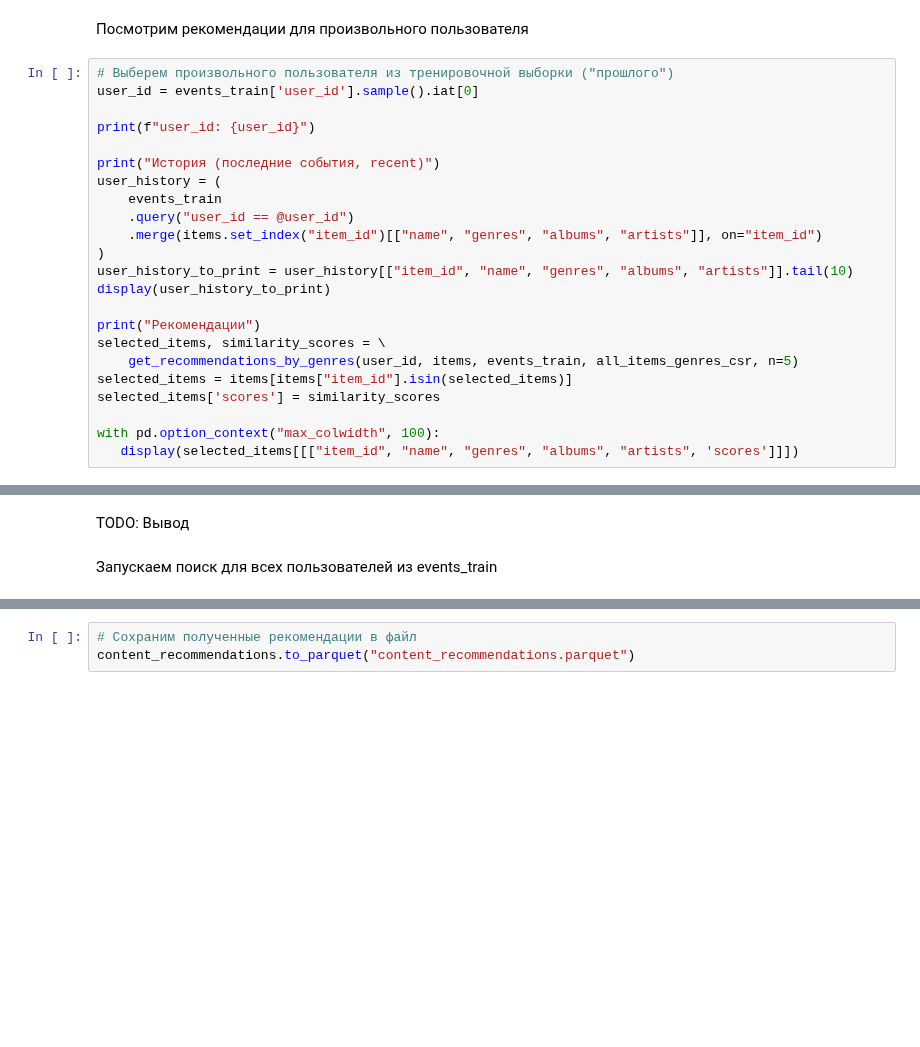
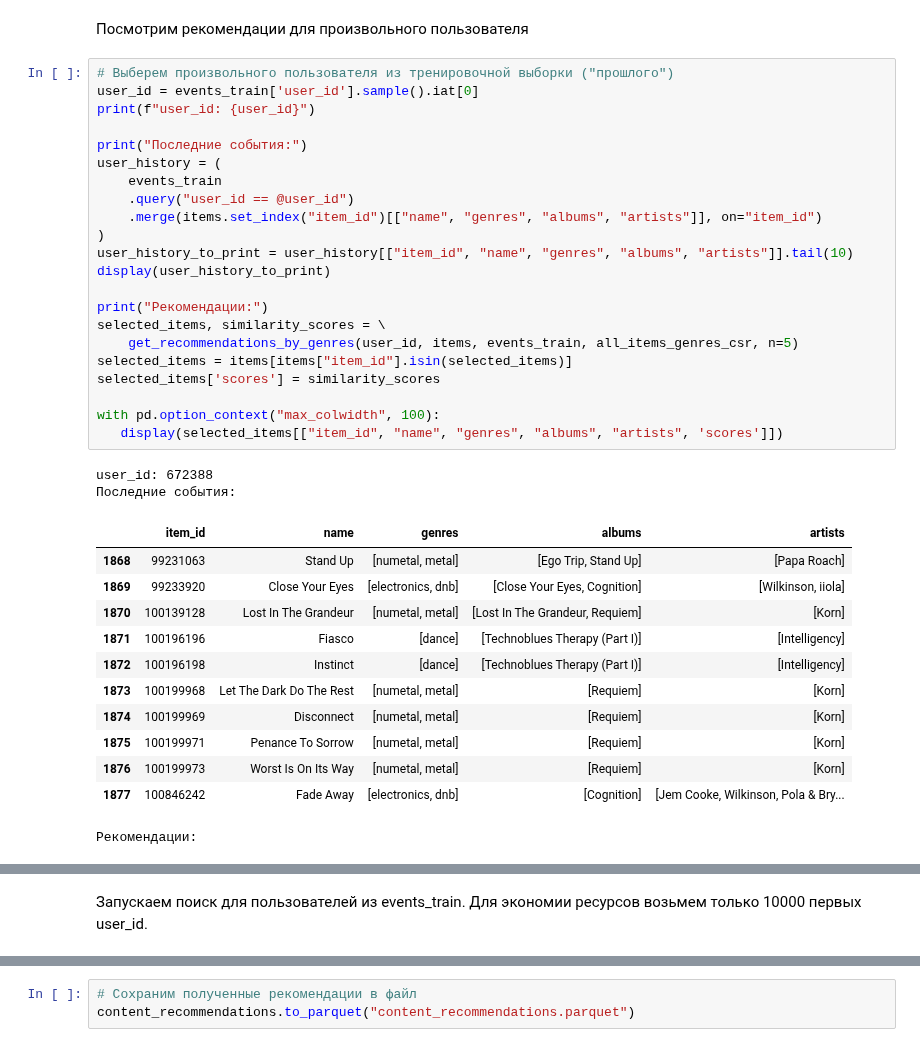
Before and after one commit to ibnkir/music-recsys-project, a Jupyter notebook: part_2_recs.ipynb, the cells around one changed output, grey strips where cells are left out. Cells and saved outputs as stored; diff of their text form; blank space fills up the shorter version.

```diff
--- a/part_2_recs.ipynb
+++ b/part_2_recs.ipynb
@@ -452,23 +497,37 @@ def get_recommendations_by_genres(user_id, items, events, all_items_genres_csr,
 # %%
 # Выберем произвольного пользователя из тренировочной выборки ("прошлого")
 user_id = events_train['user_id'].sample().iat[0]
-
 print(f"user_id: {user_id}")
 
-print("История (последние события, recent)")
+print("Последние события:")
 user_history = (
     events_train
     .query("user_id == @user_id")
     .merge(items.set_index("item_id")[["name", "genres", "albums", "artists"]], on="item_id")
 )
 user_history_to_print = user_history[["item_id", "name", "genres", "albums", "artists"]].tail(10)
 display(user_history_to_print)
 
-print("Рекомендации")
+print("Рекомендации:")
 selected_items, similarity_scores = \
     get_recommendations_by_genres(user_id, items, events_train, all_items_genres_csr, n=5)
 selected_items = items[items["item_id"].isin(selected_items)]
 selected_items['scores'] = similarity_scores
 
 with pd.option_context("max_colwidth", 100):
-   display(selected_items[[["item_id", "name", "genres", "albums", "artists", 'scores']]])
+   display(selected_items[["item_id", "name", "genres", "albums", "artists", 'scores']])
+# %% [output]
+user_id: 672388
+Последние события:
+|  | item_id | name | genres | albums | artists |
+| 1868 | 99231063 | Stand Up | [numetal, metal] | [Ego Trip, Stand Up] | [Papa Roach] |
+| 1869 | 99233920 | Close Your Eyes | [electronics, dnb] | [Close Your Eyes, Cognition] | [Wilkinson, iiola] |
+| 1870 | 100139128 | Lost In The Grandeur | [numetal, metal] | [Lost In The Grandeur, Requiem] | [Korn] |
+| 1871 | 100196196 | Fiasco | [dance] | [Technoblues Therapy (Part I)] | [Intelligency] |
+| 1872 | 100196198 | Instinct | [dance] | [Technoblues Therapy (Part I)] | [Intelligency] |
+| 1873 | 100199968 | Let The Dark Do The Rest | [numetal, metal] | [Requiem] | [Korn] |
+| 1874 | 100199969 | Disconnect | [numetal, metal] | [Requiem] | [Korn] |
+| 1875 | 100199971 | Penance To Sorrow | [numetal, metal] | [Requiem] | [Korn] |
+| 1876 | 100199973 | Worst Is On Its Way | [numetal, metal] | [Requiem] | [Korn] |
+| 1877 | 100846242 | Fade Away | [electronics, dnb] | [Cognition] | [Jem Cooke, Wilkinson, Pola & Bry... |
+Рекомендации:
@@ -475,7 +540,5 @@ with pd.option_context("max_colwidth", 100):
-# %% [markdown]
-TODO: Вывод
 # %% [markdown]
-Запускаем поиск для всех пользователей из events_train
+Запускаем поиск для пользователей из events_train. Для экономии ресурсов возьмем только 10000 первых user_id.
 # %%
 # Для примера взял только первые 1000 юзеров
 
```
Also changed, not shown: parts of 41 cells of this notebook, 1 other file.
